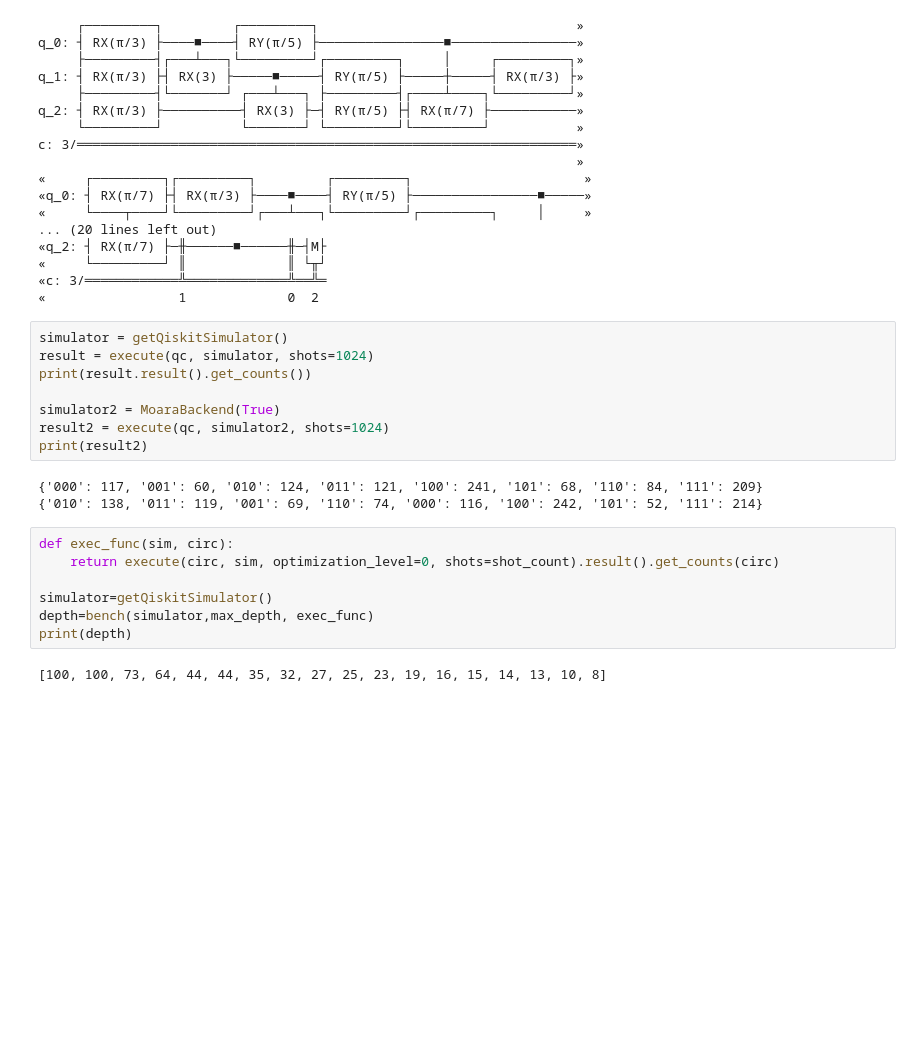
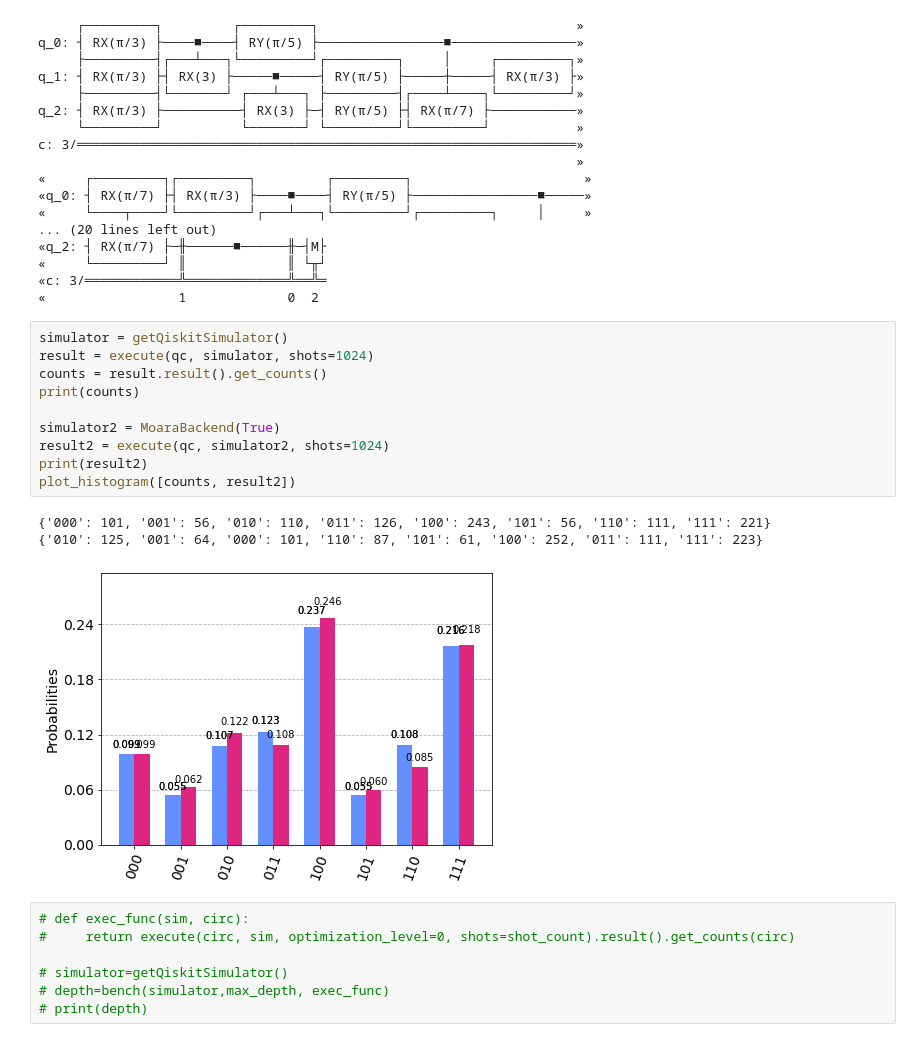
Before and after one commit to sorin-bolos/moara, a Jupyter notebook: moara_for_qiskit/examples/benchmark_qiskit.ipynb, the cells around one changed output. Drawn from its saved outputs; the diff is of its cells as text; blank space fills up the shorter version.

```diff
--- a/moara_for_qiskit/examples/benchmark_qiskit.ipynb
+++ b/moara_for_qiskit/examples/benchmark_qiskit.ipynb
@@ -111,21 +111,22 @@ c: 3/═════════════════════════
 # %%
 simulator = getQiskitSimulator()
 result = execute(qc, simulator, shots=1024)
-print(result.result().get_counts())
+counts = result.result().get_counts()
+print(counts)
 
 simulator2 = MoaraBackend(True)
 result2 = execute(qc, simulator2, shots=1024)
 print(result2)
+plot_histogram([counts, result2])
 # %% [output]
-{'000': 117, '001': 60, '010': 124, '011': 121, '100': 241, '101': 68, '110': 84, '111': 209}
-{'010': 138, '011': 119, '001': 69, '110': 74, '000': 116, '100': 242, '101': 52, '111': 214}
+{'000': 101, '001': 56, '010': 110, '011': 126, '100': 243, '101': 56, '110': 111, '111': 221}
+{'010': 125, '001': 64, '000': 101, '110': 87, '101': 61, '100': 252, '011': 111, '111': 223}
+[figure, added]
 # %%
-def exec_func(sim, circ):
-    return execute(circ, sim, optimization_level=0, shots=shot_count).result().get_counts(circ)
+# def exec_func(sim, circ):
+#     return execute(circ, sim, optimization_level=0, shots=shot_count).result().get_counts(circ)
 
-simulator=getQiskitSimulator()
-depth=bench(simulator,max_depth, exec_func)
-print(depth)
+# simulator=getQiskitSimulator()
+# depth=bench(simulator,max_depth, exec_func)
+# print(depth)
-# %% [output]
-[100, 100, 73, 64, 44, 44, 35, 32, 27, 25, 23, 19, 16, 15, 14, 13, 10, 8]
 # %%
```
Also changed, not shown: parts of 6 cells of this notebook, 3 other files.
